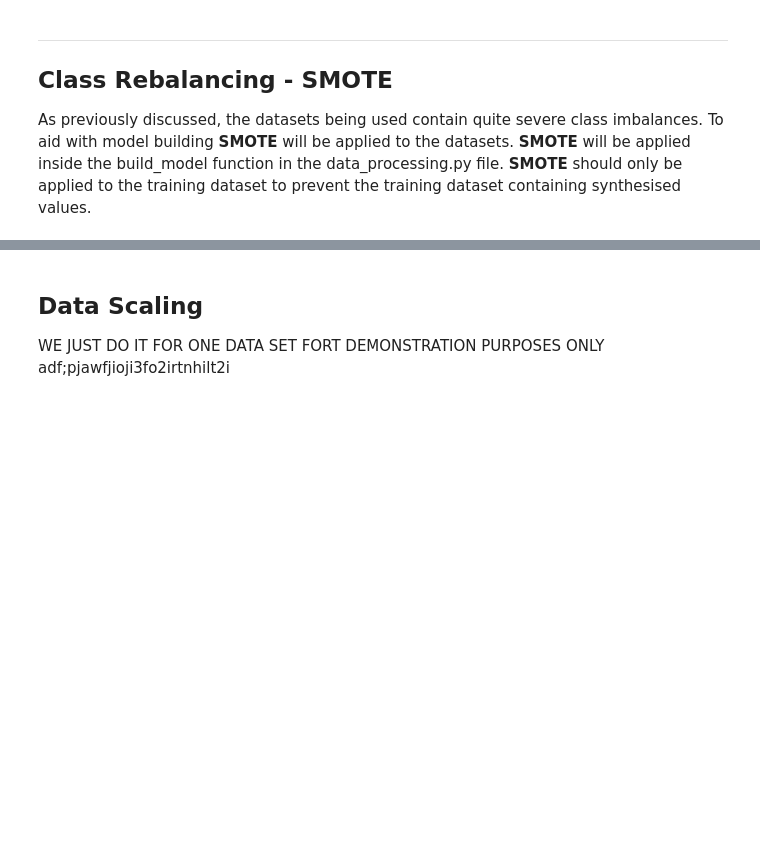
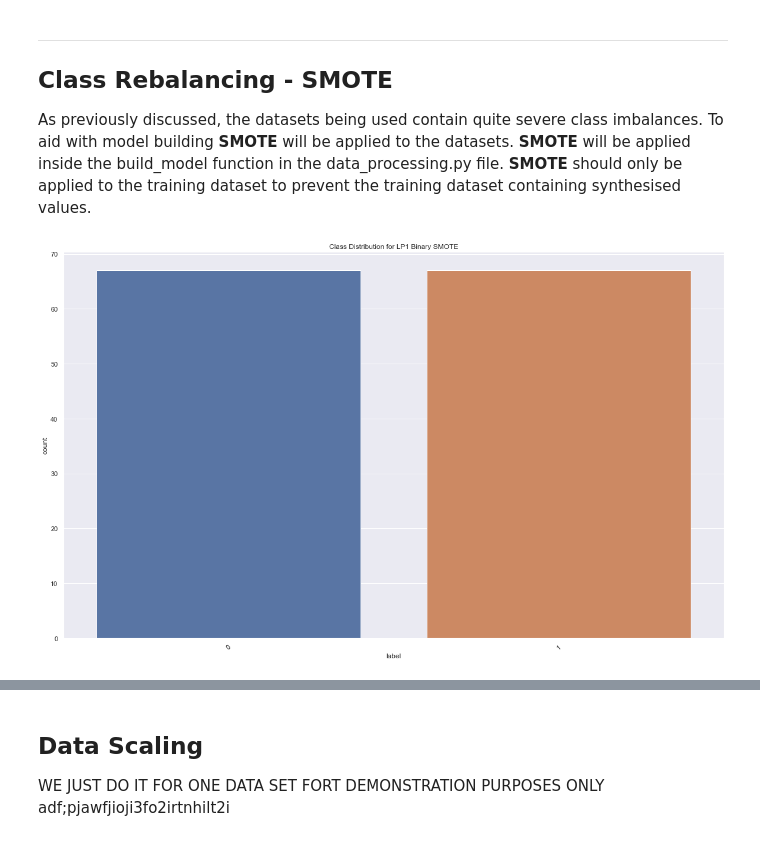
Before and after one commit to Danielwoodh/Robot-Failure-Classification, a Jupyter notebook: robot-failure-classification.ipynb, the cells around one changed output, grey strips where cells are left out. Saved outputs shown, nothing was run; the diff lists cells and outputs as text; code cells hidden in the pictures; blank space fills up the shorter version.

Commit message:
SMOTE (#3)

```diff
--- a/robot-failure-classification.ipynb
+++ b/robot-failure-classification.ipynb
@@ -533,3 +533,24 @@ binary_zipped_dict = zip(
 ## Class Rebalancing - SMOTE
 
 As previously discussed, the datasets being used contain quite severe class imbalances. To aid with model building **SMOTE** will be applied to the datasets. **SMOTE** will be applied inside the build_model function in the data_processing.py file. **SMOTE** should only be applied to the training dataset to prevent the training dataset containing synthesised values.
+# %%
+sm = SMOTE(
+    random_state=0
+)
+
+lp1 = binary_class_datasets['datasets'][0].copy()
+lp1_input = binary_class_datasets['input_cols'][0]
+lp1_output = binary_class_datasets['output_cols'][0]
+
+X_res, y_res = sm.fit_resample(
+    lp1[lp1_input],
+    lp1[lp1_output]
+)
+
+lp1_res = X_res
+lp1_res[lp1_output] = y_res
+lp1_res.name = 'LP1 Binary SMOTE'
+
+class_dist(lp1_res)
+# %% [output]
+[figure, added]
```
Also changed, not shown: parts of 8 cells of this notebook, 1 other file.
